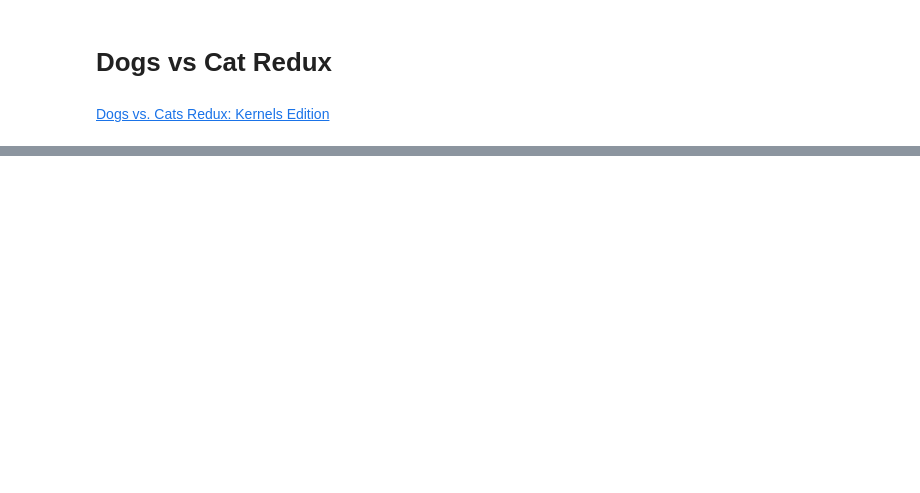
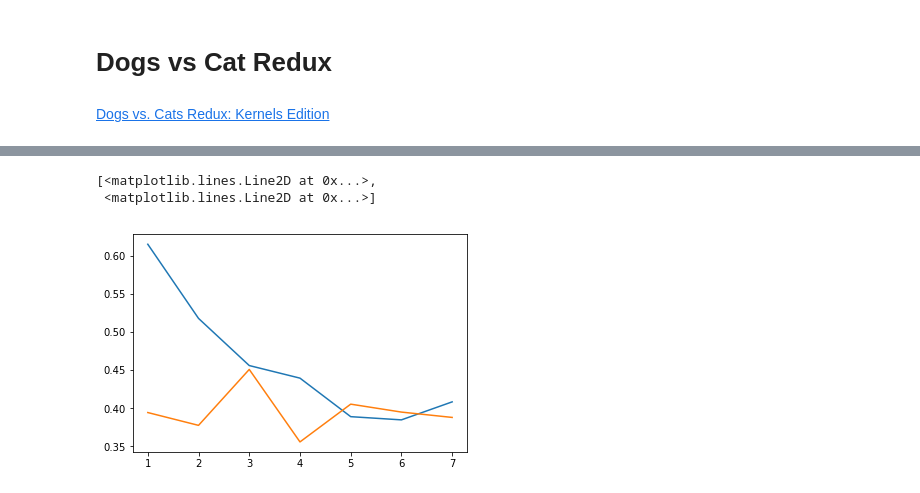
Before and after one commit to sainathadapa/courses, a Jupyter notebook: deeplearning1/nbs-custom-mine/lesson3_03_dogs_cats_redux_redo.ipynb, the cells around one changed output, grey strips where cells are left out. Cells and saved outputs as stored; diff of their text form; code cells hidden in the pictures; blank space fills up the shorter version.

```diff
--- a/deeplearning1/nbs-custom-mine/lesson3_03_dogs_cats_redux_redo.ipynb
+++ b/deeplearning1/nbs-custom-mine/lesson3_03_dogs_cats_redux_redo.ipynb
@@ -83,0 +206,7 @@ Epoch 2/2
+# %%
+plt.plot(range(1, 8), [0.6149, 0.5177, 0.4559, 0.4394, 0.3889, 0.3847, 0.4083],
+        range(1, 8), [0.3943, 0.3775, 0.4508, 0.3558, 0.4053, 0.3949, 0.3879])
+# %% [output]
+[<matplotlib.lines.Line2D at 0x...>,
+ <matplotlib.lines.Line2D at 0x...>]
+[figure, added]
```
Also changed, not shown: parts of 36 cells of this notebook.
